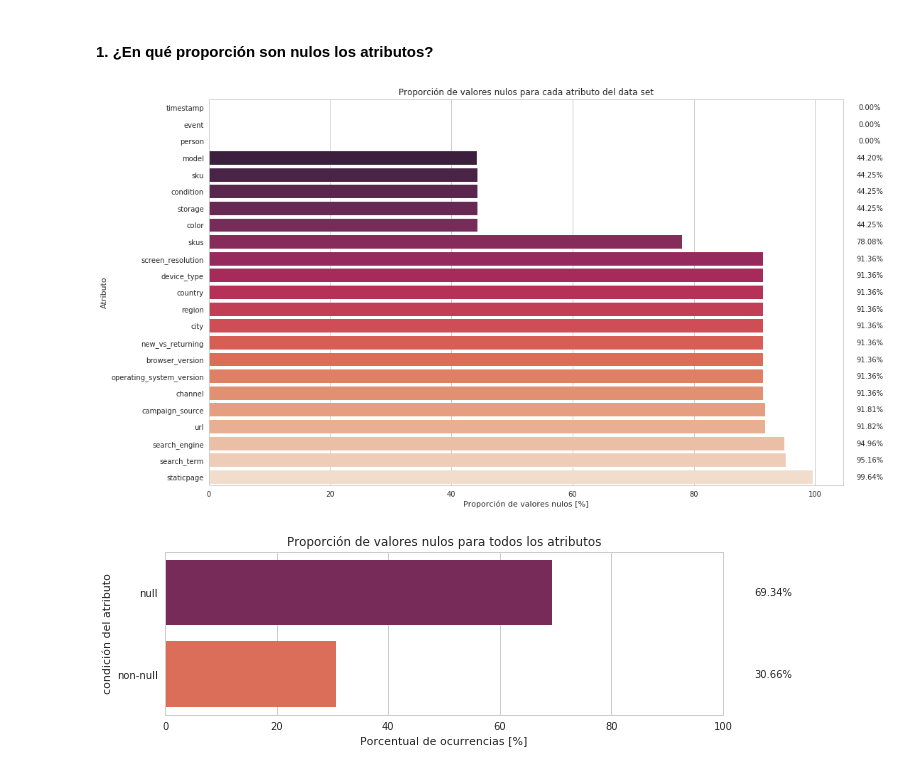
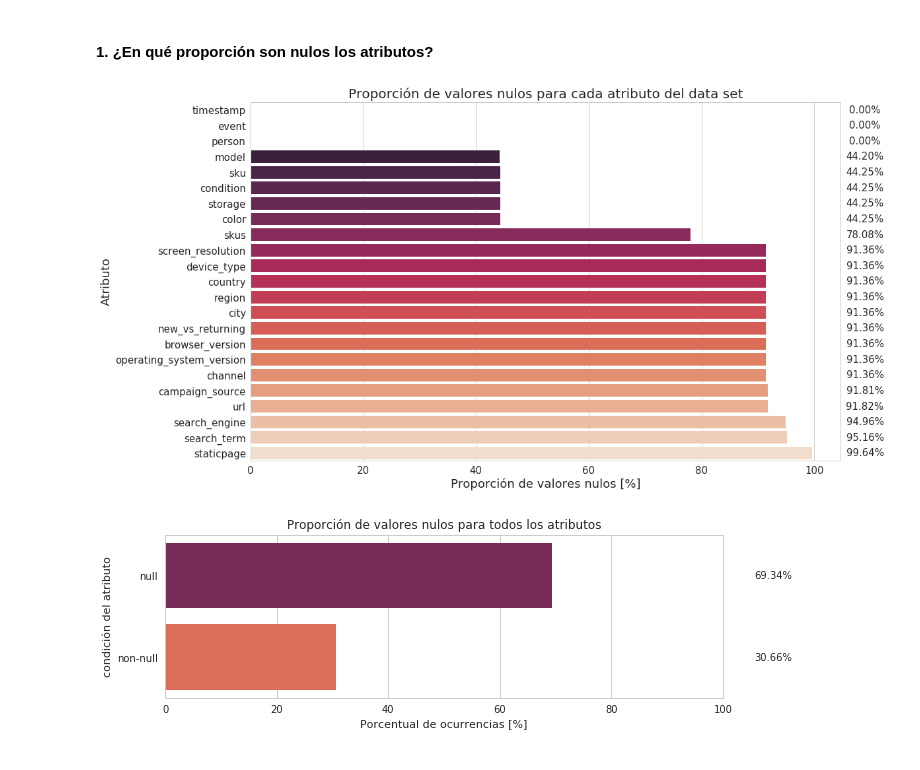
Before and after one commit to gabyrobles93/7506-TP1-Trocafone, a Jupyter notebook: TP1_Trocafone.ipynb, the cells around one changed output. Cells and saved outputs as stored; diff of their text form; code cells hidden in the pictures.

```diff
--- a/TP1_Trocafone.ipynb
+++ b/TP1_Trocafone.ipynb
@@ -165,21 +165,24 @@ atributes_null = (df.isna().sum().sort_values() / df.shape[0]) * 100
 # %%
 # sns.barplot(x=df_null.index, y=df_null.values, palette="rocket", orient="h")
 # Create barplot
 ax = sns.barplot(y=atributes_null.index, x=atributes_null.values, palette='rocket', orient='h')
 # Annotate every single Bar with its value, based on it's width
 fig = plt.gcf()
 fig.set_size_inches( 16, 10)
 
-plt.title("Proporción de valores nulos para cada atributo del data set")
-ax.set(xlabel='Proporción de valores nulos [%]', ylabel='Atributo')
+plt.title("Proporción de valores nulos para cada atributo del data set", fontsize=20)
+ax.set_xlabel('Proporción de valores nulos [%]', fontsize=18)
+ax.set_ylabel('Atributo', fontsize=18)
+plt.xticks(size = 15)
+plt.yticks(size = 15)
 
 for p in ax.patches:
     width = p.get_width()
     plt.text(p.get_x()+109, p.get_y()+0.5*p.get_height(),
              '{:1.2f}'.format(width)+'%',
-             ha='center', va='center')
+             ha='center', va='center', fontsize=15)
 # %% [output]
-[figure, old version]
+[figure, new version]
 # %%
 total_null = {'null' : atributes_null.mean(), 'non-null' : 100-atributes_null.mean()}
 # %%
```
Also changed, not shown: parts of 123 cells of this notebook, 1 other file.
